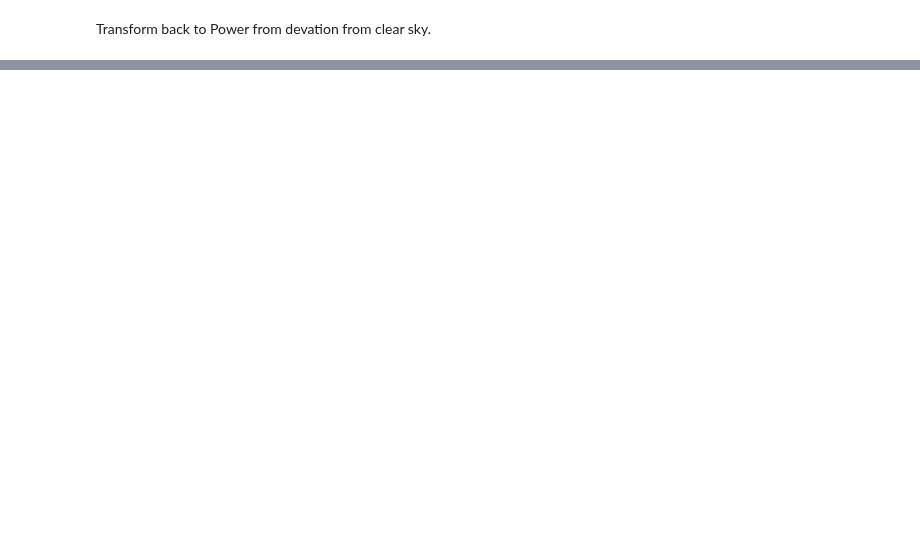
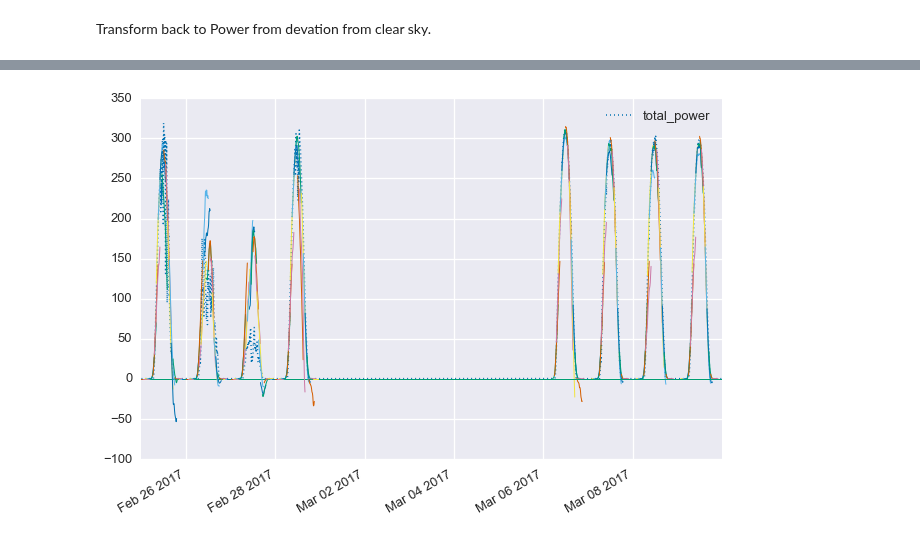
Before and after one commit to bmeyers/SolarForecasting, a Jupyter notebook: FunctionalRegression_Forecasting_detrended.ipynb, the cells around one changed output, grey strips where cells are left out. Cells and saved outputs as stored; diff of their text form; code cells hidden in the pictures; blank space fills up the shorter version.

```diff
--- a/FunctionalRegression_Forecasting_detrended.ipynb
+++ b/FunctionalRegression_Forecasting_detrended.ipynb
@@ -51,0 +51,4 @@ transformed_forecasts = [(clearsky_df['total_power'] - f).dropna() for f in fore
+# %%
+plot_forecasts(dm.original_dev, transformed_forecasts)
+# %% [output]
+[figure, added]
```
Also changed, not shown: parts of 14 cells of this notebook, 1 other file.
